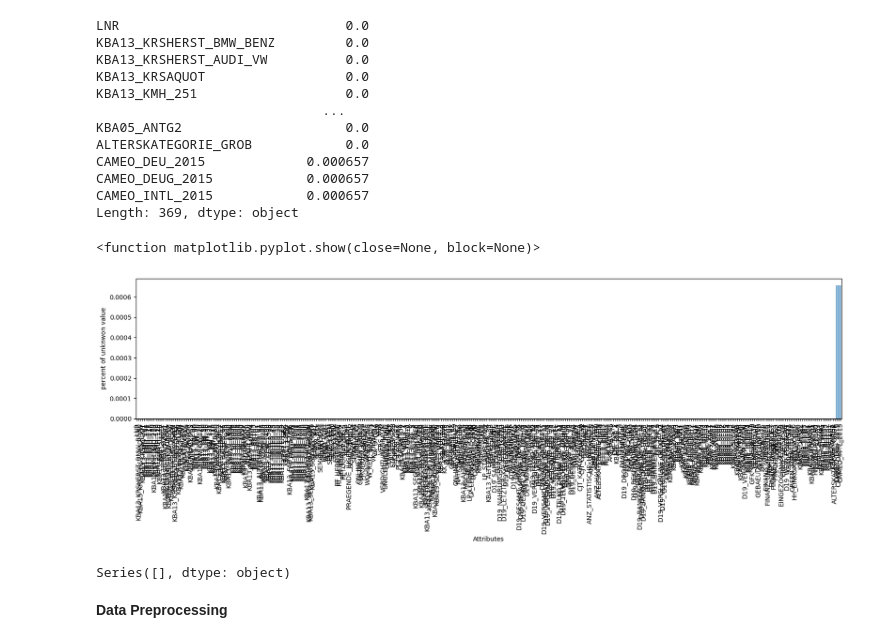
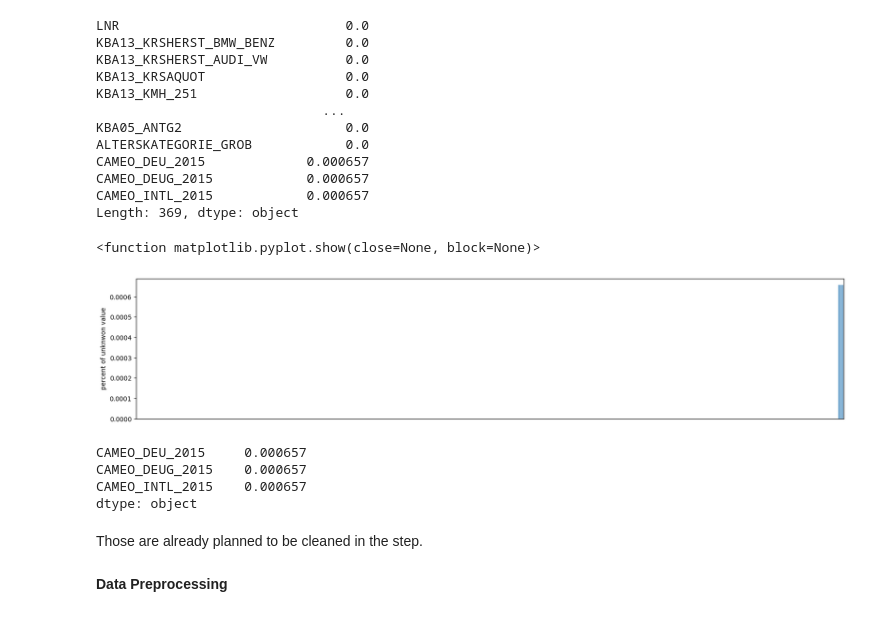
Before and after one commit to Aleaume/Udacity_DataSc_P4, a Jupyter notebook: Arvato Project Workbook.ipynb, the cells around one changed output. Cells and saved outputs as stored; diff of their text form; code cells hidden in the pictures.

```diff
--- a/Arvato Project Workbook.ipynb
+++ b/Arvato Project Workbook.ipynb
@@ -208,19 +211,25 @@ CAMEO_INTL_2015            0.000657
 Length: 369, dtype: object
 # %%
 #Plotting the unknown values
-df_unknown.plot(kind="bar", figsize=(20,4));
+ax = df_unknown.plot(kind="bar", figsize=(20,4));
 plt.xlabel('Attributes')
 plt.ylabel('percent of unknwon value')
+ax.xaxis.set_visible(False)
 plt.show
 # %% [output]
 <function matplotlib.pyplot.show(close=None, block=None)>
-[figure, old version]
+[figure, new version]
 # %%
-# We can clearly see 1 attribute being over 30% empty, this won't be properly usable for ML, hence we can remove them
-removed_unknown = df_unknown[df_unknown > 0.3]
+# We can clearly see 3 attribute from the rest, let's see which ones
+removed_unknown = df_unknown[df_unknown > 0.0005]
 print(removed_unknown)
 # %% [output]
-Series([], dtype: object)
+CAMEO_DEU_2015     0.000657
+CAMEO_DEUG_2015    0.000657
+CAMEO_INTL_2015    0.000657
+dtype: object
+# %% [markdown]
+Those are already planned to be cleaned in the step.
 # %% [markdown]
 **Data Preprocessing**
 # %%
```
Also changed, not shown: parts of 5 cells of this notebook, 1 other file.
